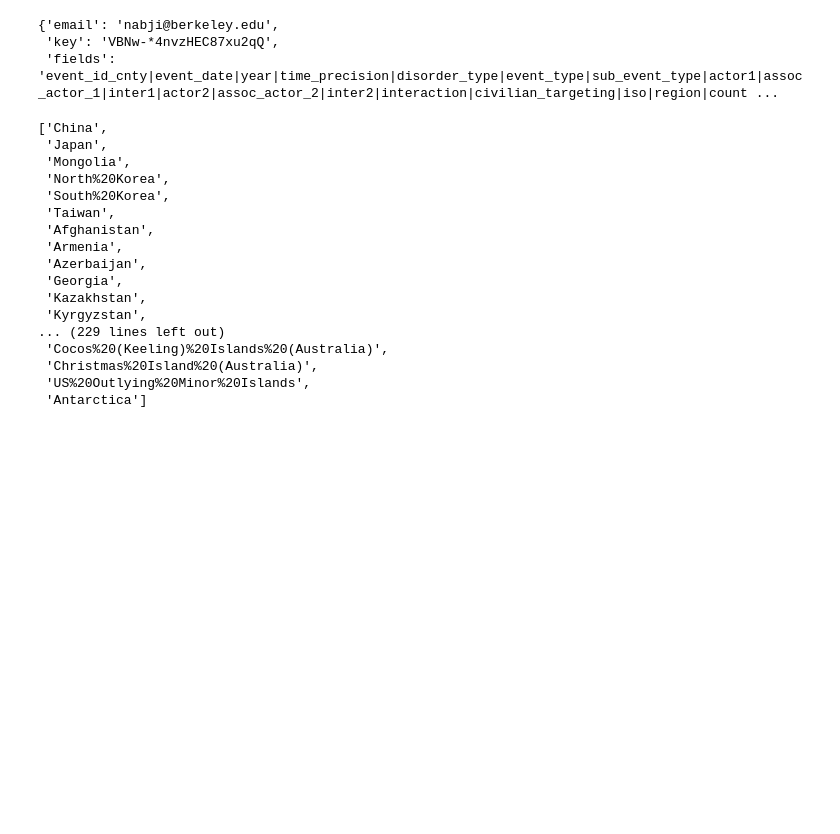
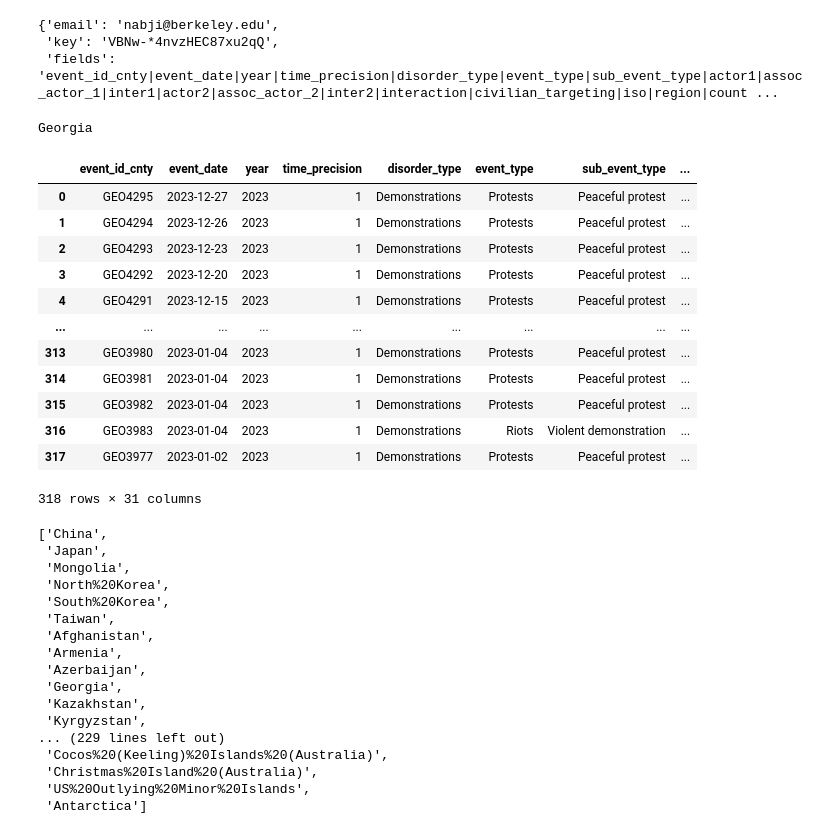
Before and after one commit to DivitC25/PCS-FoodWatch, a Jupyter notebook: ml/data engineering/noah_conflict_and_disaster_data_pipeline.ipynb, the cells around one changed output. Drawn from its saved outputs; the diff is of its cells as text; code cells hidden in the pictures; blank space fills up the shorter version.

```diff
--- a/ml/data engineering/noah_conflict_and_disaster_data_pipeline.ipynb
+++ b/ml/data engineering/noah_conflict_and_disaster_data_pipeline.ipynb
@@ -98,7 +114,22 @@ def get_ACLED_data(country: str, year: int, page: int) -> Union[pd.DataFrame, bo
     else:
         return False
 # %%
-get_ACLED_data(country="Georgia", year=2023)
+get_ACLED_data(country="Georgia", year=2023, page=1)
+# %% [output]
+Georgia
+|  | event_id_cnty | event_date | year | time_precision | disorder_type | event_type | sub_event_type | ... |
+| 0 | GEO4295 | 2023-12-27 | 2023 | 1 | Demonstrations | Protests | Peaceful protest | ... |
+| 1 | GEO4294 | 2023-12-26 | 2023 | 1 | Demonstrations | Protests | Peaceful protest | ... |
+| 2 | GEO4293 | 2023-12-23 | 2023 | 1 | Demonstrations | Protests | Peaceful protest | ... |
+| 3 | GEO4292 | 2023-12-20 | 2023 | 1 | Demonstrations | Protests | Peaceful protest | ... |
+| 4 | GEO4291 | 2023-12-15 | 2023 | 1 | Demonstrations | Protests | Peaceful protest | ... |
+| ... | ... | ... | ... | ... | ... | ... | ... | ... |
+| 313 | GEO3980 | 2023-01-04 | 2023 | 1 | Demonstrations | Protests | Peaceful protest | ... |
+| 314 | GEO3981 | 2023-01-04 | 2023 | 1 | Demonstrations | Protests | Peaceful protest | ... |
+| 315 | GEO3982 | 2023-01-04 | 2023 | 1 | Demonstrations | Protests | Peaceful protest | ... |
+| 316 | GEO3983 | 2023-01-04 | 2023 | 1 | Demonstrations | Riots | Violent demonstration | ... |
+| 317 | GEO3977 | 2023-01-02 | 2023 | 1 | Demonstrations | Protests | Peaceful protest | ... |
+318 rows × 31 columns
 # %%
 countries_str = """China 1/2018-Present
 Japan 1/2018-Present
```
Also changed, not shown: parts of 2 cells of this notebook.
